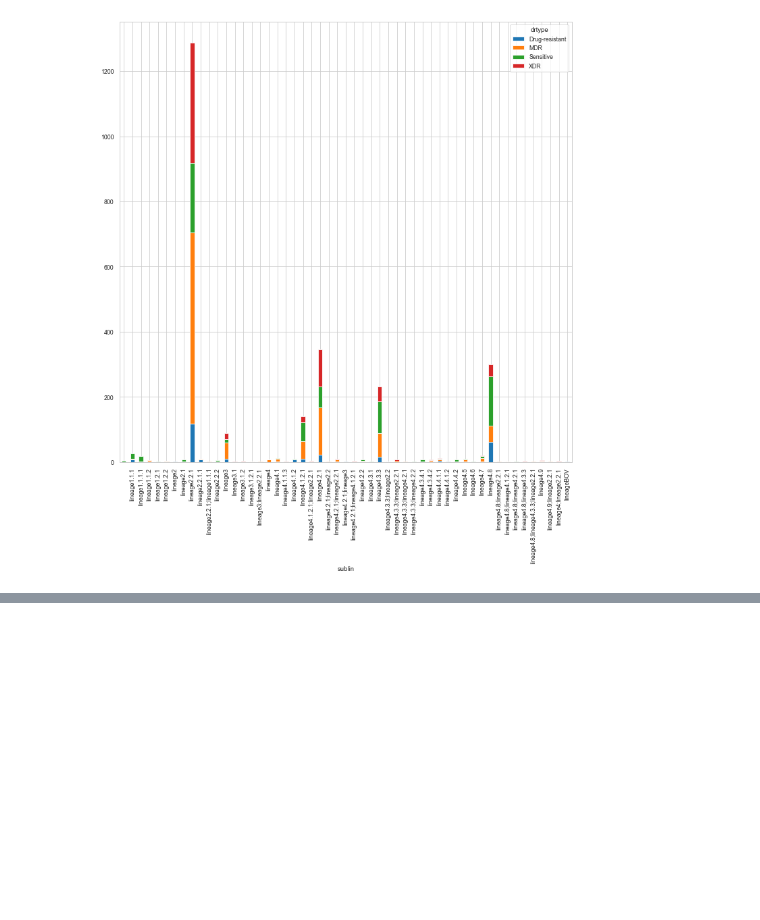
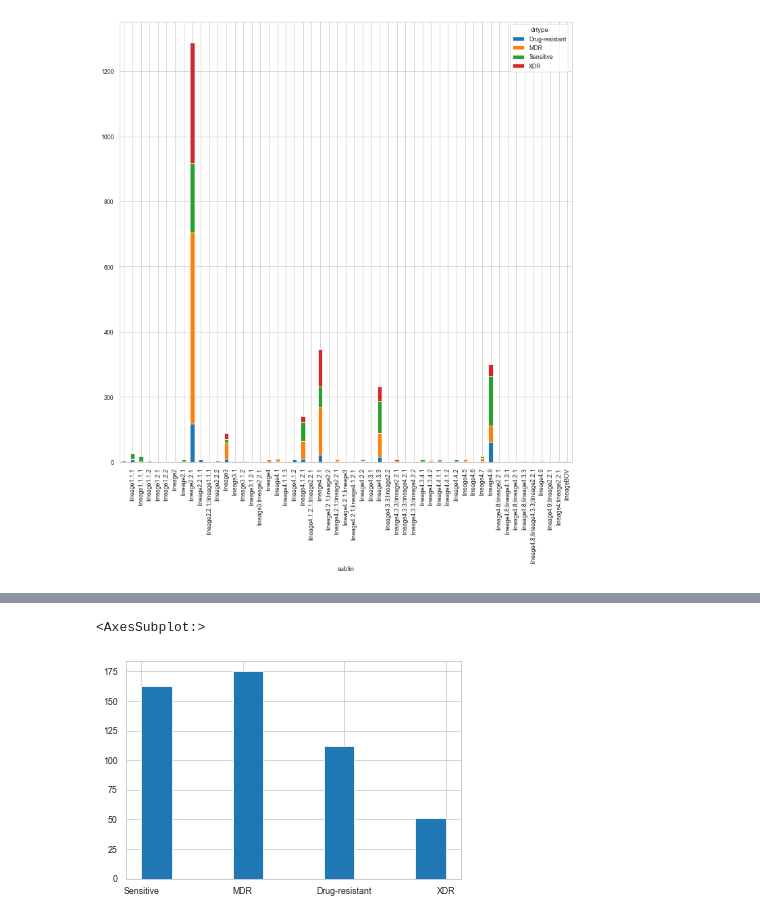
Before and after one commit to abhi18av/LJMU_Masters_Dissertation, a Jupyter notebook: src/notebooks/mono_resistance_eda.ipynb, the cells around one changed output, grey strips where cells are left out. Drawn from its saved outputs; the diff is of its cells as text; code cells hidden in the pictures; blank space fills up the shorter version.

```diff
--- a/src/notebooks/mono_resistance_eda.ipynb
+++ b/src/notebooks/mono_resistance_eda.ipynb
@@ -197,0 +236,5 @@ import allel
+# %%
+htbc_tbprofiler_df["drtype"].hist()
+# %% [output]
+<AxesSubplot:>
+[figure, added]
```
Also changed, not shown: parts of 16 cells of this notebook.
